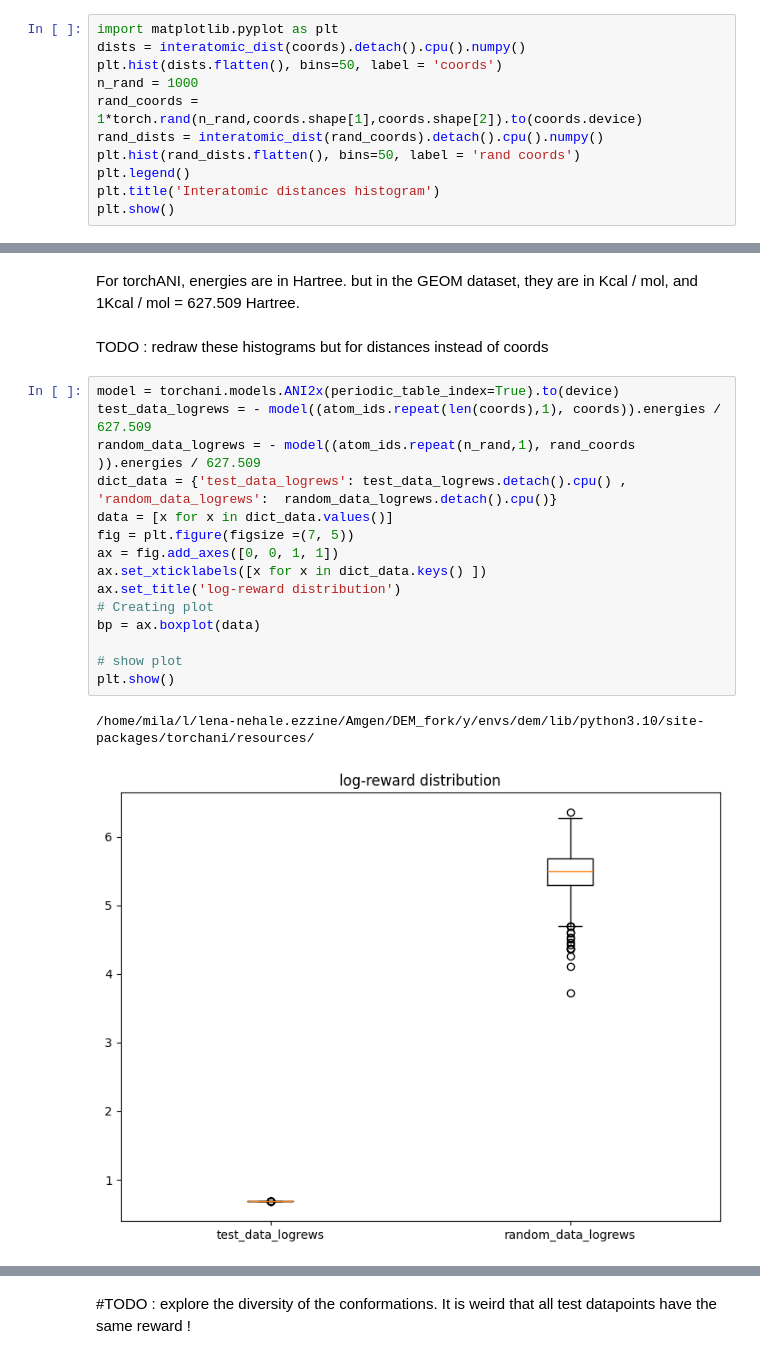
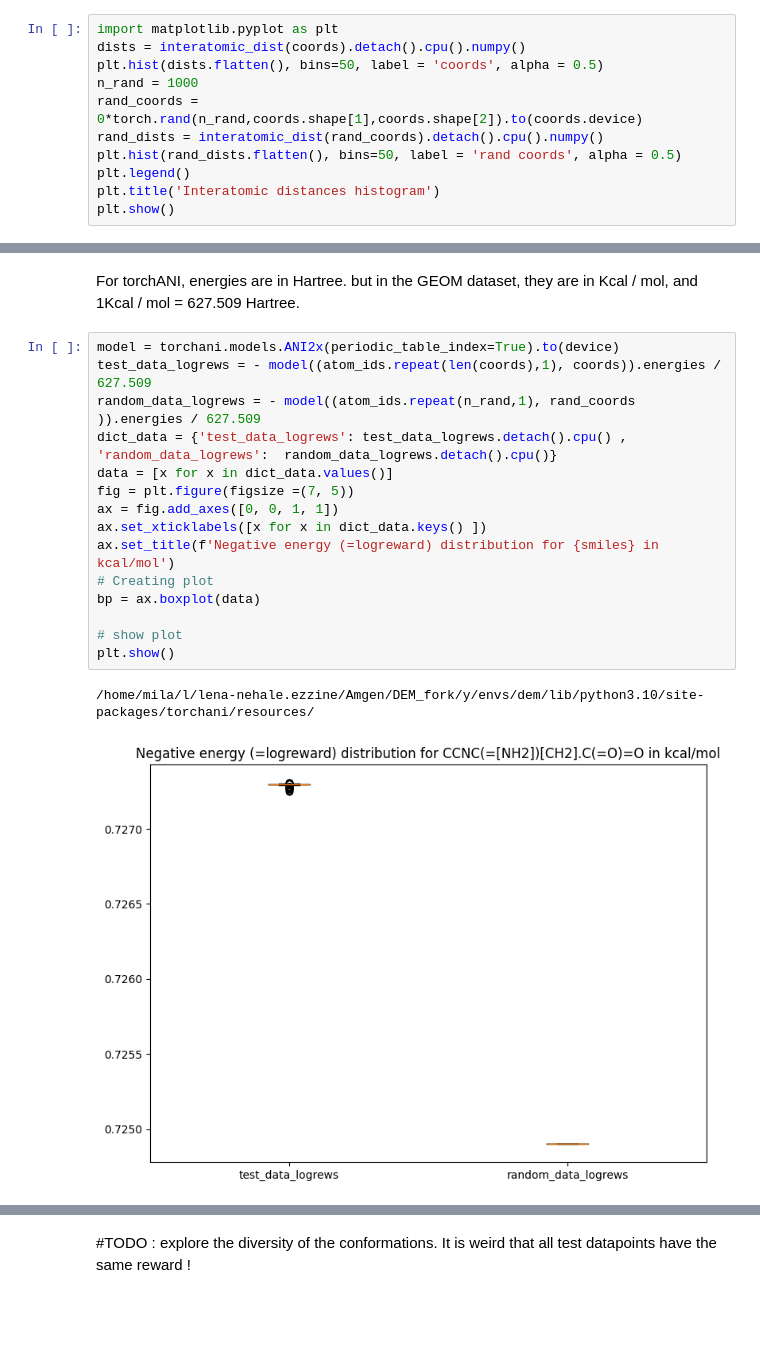
Before and after one commit to LenaNehale/DEM, a Jupyter notebook: playground.ipynb, the cells around one changed output, grey strips where cells are left out. Drawn from its saved outputs; the diff is of its cells as text; blank space fills up the shorter version.

Commit message:
Add torchani energy and dummy energy

```diff
--- a/playground.ipynb
+++ b/playground.ipynb
@@ -248,11 +274,11 @@ torch.Size([1073, 25, 3]) tensor([[8, 1, 6, 6, 6, 6, 6, 6, 6, 8, 1, 1, 1, 1, 1,
 # %%
 import matplotlib.pyplot as plt
 dists = interatomic_dist(coords).detach().cpu().numpy()
-plt.hist(dists.flatten(), bins=50, label = 'coords')
+plt.hist(dists.flatten(), bins=50, label = 'coords', alpha = 0.5)
 n_rand = 1000
-rand_coords = 1*torch.rand(n_rand,coords.shape[1],coords.shape[2]).to(coords.device)
+rand_coords = 0*torch.rand(n_rand,coords.shape[1],coords.shape[2]).to(coords.device)
 rand_dists = interatomic_dist(rand_coords).detach().cpu().numpy()
-plt.hist(rand_dists.flatten(), bins=50, label = 'rand coords')
+plt.hist(rand_dists.flatten(), bins=50, label = 'rand coords', alpha = 0.5)
 plt.legend()
 plt.title('Interatomic distances histogram')
 plt.show()
@@ -261,22 +287,20 @@ plt.show()
 # %% [markdown]
 For torchANI, energies are in Hartree. but in the GEOM dataset, they are in  Kcal / mol, and 1Kcal / mol = 627.509 Hartree.
-# %% [markdown]
-TODO : redraw these histograms but for distances instead of coords
 # %%
 model = torchani.models.ANI2x(periodic_table_index=True).to(device)
 test_data_logrews = - model((atom_ids.repeat(len(coords),1), coords)).energies / 627.509
 random_data_logrews = - model((atom_ids.repeat(n_rand,1), rand_coords )).energies / 627.509
 dict_data = {'test_data_logrews': test_data_logrews.detach().cpu() , 'random_data_logrews':  random_data_logrews.detach().cpu()}
 data = [x for x in dict_data.values()]
 fig = plt.figure(figsize =(7, 5))
 ax = fig.add_axes([0, 0, 1, 1])
 ax.set_xticklabels([x for x in dict_data.keys() ])
-ax.set_title('log-reward distribution')
+ax.set_title(f'Negative energy (=logreward) distribution for {smiles} in kcal/mol')
 # Creating plot
 bp = ax.boxplot(data)
 
 # show plot
 plt.show()
 # %% [output]
 /home/mila/l/lena-nehale.ezzine/Amgen/DEM_fork/y/envs/dem/lib/python3.10/site-packages/torchani/resources/
-[figure, old version]
+[figure, new version]
```
Also changed, not shown: parts of 16 cells of this notebook, 1 other file.
